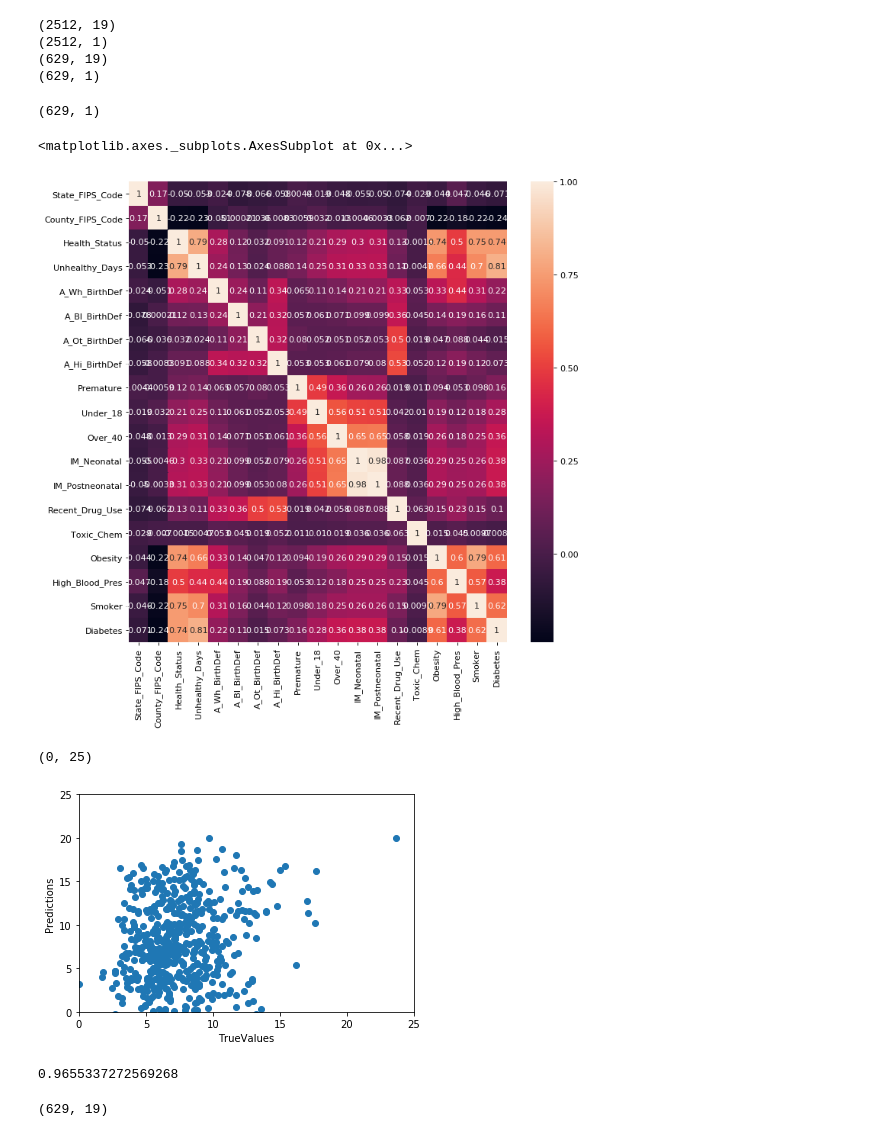
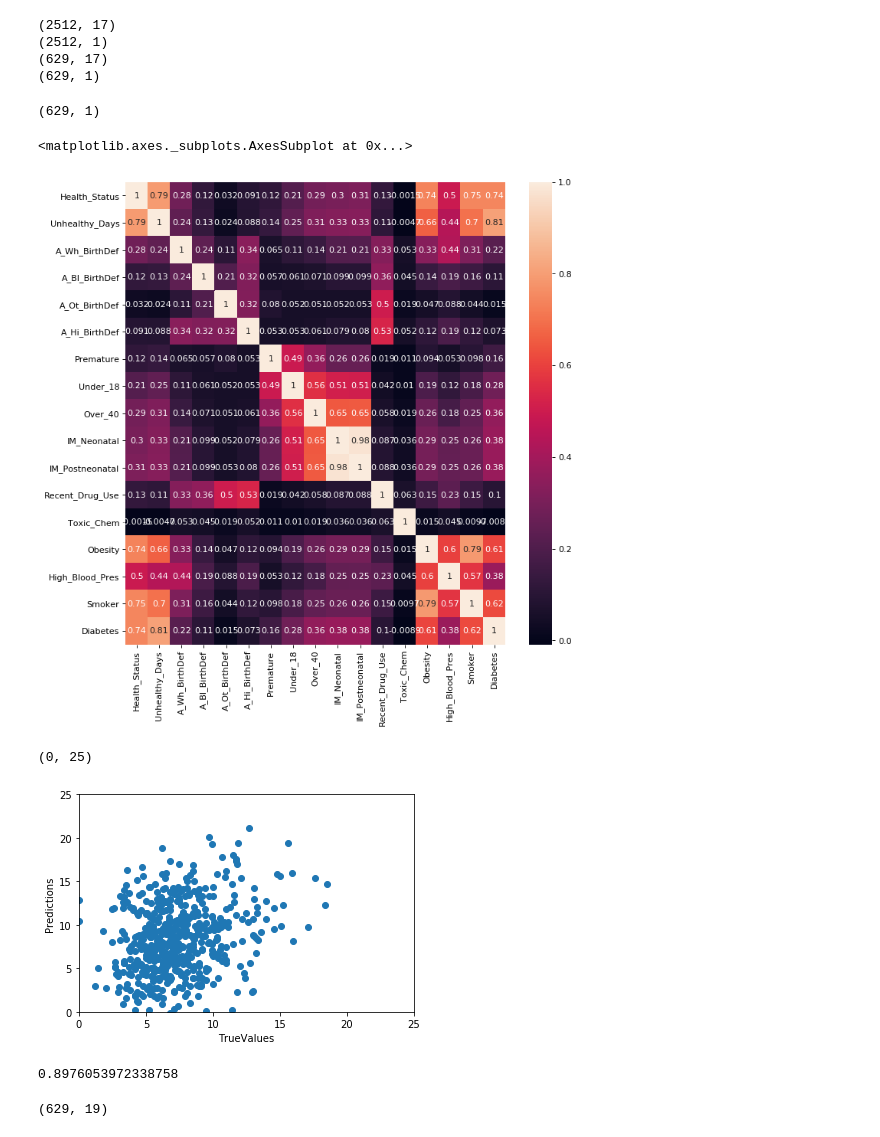
Before and after one commit to fpu-spring2019-ml-team2/MachineLearning, a Jupyter notebook: ML_Project.ipynb, the cells around one changed output. Drawn from its saved outputs; the diff is of its cells as text; code cells hidden in the pictures.

Commit message:
[dataset] ignore state and county codes

```diff
--- a/ML_Project.ipynb
+++ b/ML_Project.ipynb
@@ -24,6 +24,8 @@ full = pd.concat([demographics, summary,leading, measure, vunerable,risk], axis=
 selected = full.copy()
 selected.drop('CHSI_County_Name', axis=1, inplace=True)
 selected.drop('CHSI_State_Name', axis=1, inplace=True)
+selected.drop('State_FIPS_Code', axis=1, inplace=True)
+selected.drop('County_FIPS_Code', axis=1, inplace=True)
 #selected.drop('A_Wh_BirthDef', axis=1, inplace=True)
 #selected.drop('A_Bl_BirthDef', axis=1, inplace=True)
 #selected.drop('A_Ot_BirthDef', axis=1, inplace=True)
@@ -67,9 +69,9 @@ print(y_train.shape)
 print(X_test.shape)
 print(y_test.shape)
 # %% [output]
-(2512, 19)
+(2512, 17)
 (2512, 1)
-(629, 19)
+(629, 17)
 (629, 1)
 # %%
 #m = KNeighborsRegressor(n_neighbors=3)
@@ -82,24 +84,24 @@ print(predictions.shape)
 (629, 1)
 # %%
 corr = selected.corr()
-fig = plt.figure(num=None, figsize=(10, 10), dpi=80, facecolor='w', edgecolor='k')
+fig = plt.figure(num=None, figsize=(10, 10), dpi=80, facecolor='w', edgecolor='b')
 sns.heatmap(corr, annot=True)
 # %% [output]
 <matplotlib.axes._subplots.AxesSubplot at 0x...>
-[figure, old version]
+[figure, new version]
 # %%
-plt.scatter(y_test, predictions)
+plt.scatter(y_test.values, predictions)
 plt.xlabel('TrueValues')
 plt.ylabel('Predictions')
 plt.xlim(0, 25)
 plt.ylim(0, 25)
 # %% [output]
 (0, 25)
-[figure, old version]
+[figure, new version]
 # %%
 model.score(X_test, y_test)
 # %% [output]
-0.9655337272569268
+0.8976053972338758
 # %%
 print(X_test.shape)
 # %% [output]
```
Also changed, not shown: parts of 1 cell of this notebook.
